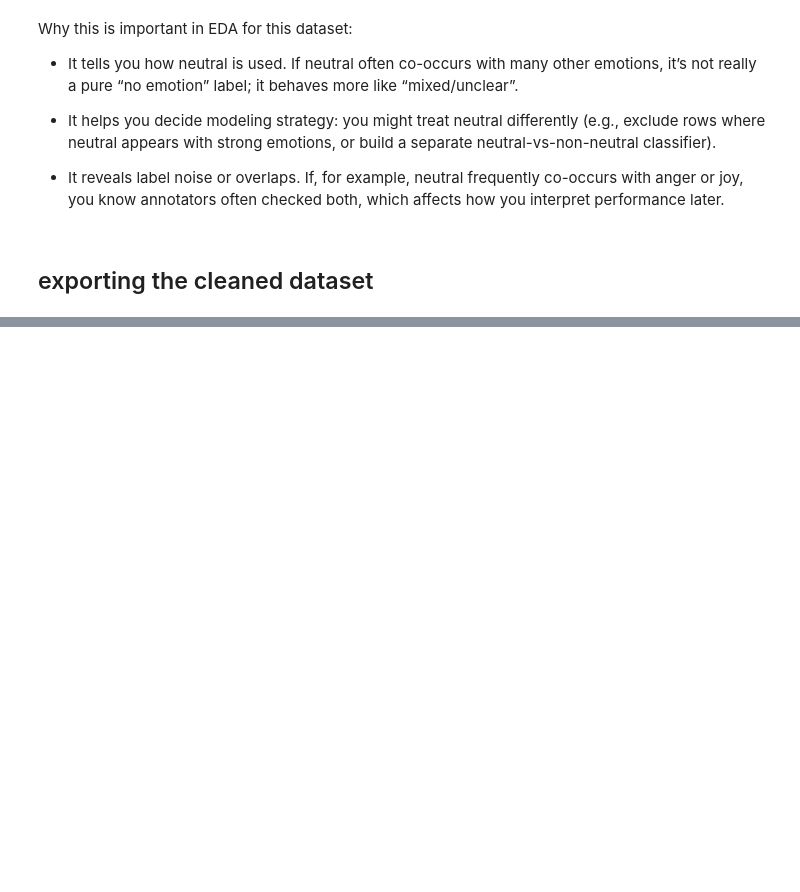
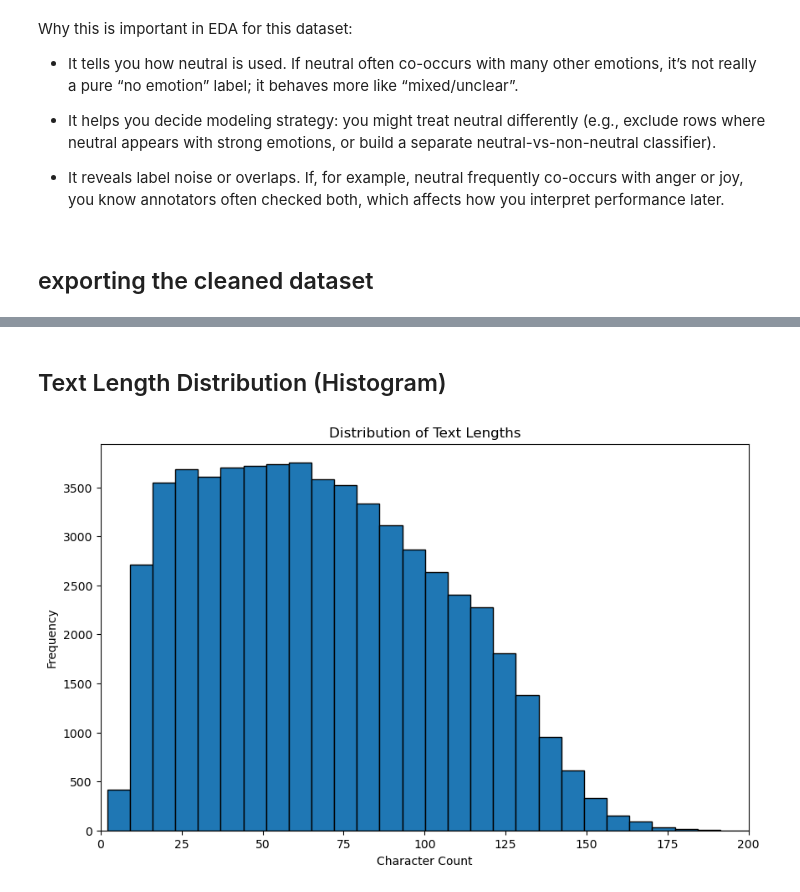
Before and after one commit to zacchaeus-tan/dap, a Jupyter notebook: eda_goemotions1-3.ipynb, the cells around one changed output, grey strips where cells are left out. Drawn from its saved outputs; the diff is of its cells as text; code cells hidden in the pictures; blank space fills up the shorter version.

```diff
--- a/eda_goemotions1-3.ipynb
+++ b/eda_goemotions1-3.ipynb
@@ -237,0 +265,14 @@ df.to_csv("goemotions_cleaned.csv", index=False, encoding="utf-8")
+# %% [markdown]
+## Text Length Distribution (Histogram)
+# %%
+text_len = df["text"].astype(str).str.len()
+
+plt.figure(figsize=(10, 6))
+plt.hist(text_len, bins=100, edgecolor='black')
+plt.title('Distribution of Text Lengths')
+plt.xlabel('Character Count')
+plt.ylabel('Frequency')
+plt.xlim(0,200)
+plt.show()
+# %% [output]
+[figure, added]
```
Also changed, not shown: parts of 10 cells of this notebook, 1 other file.
